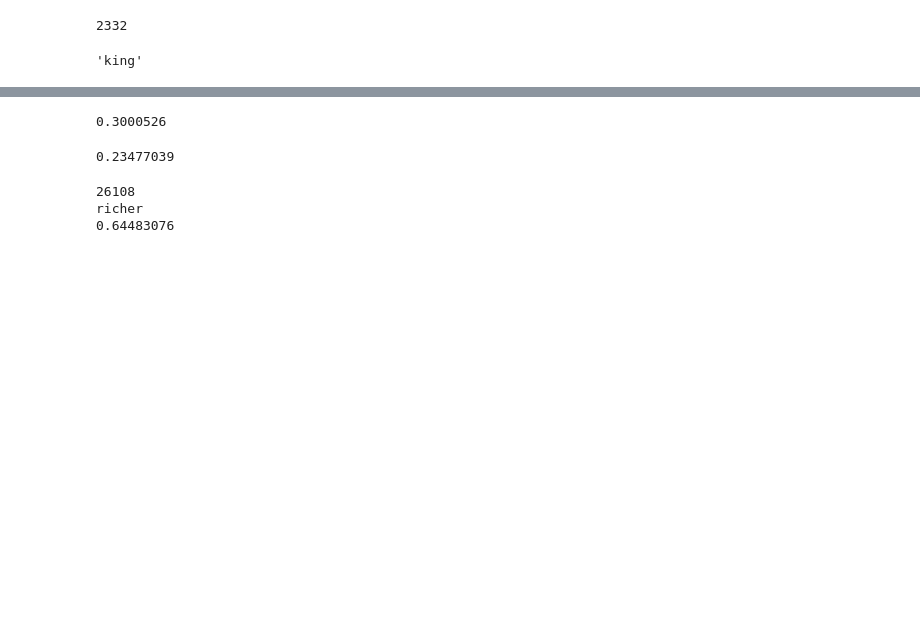
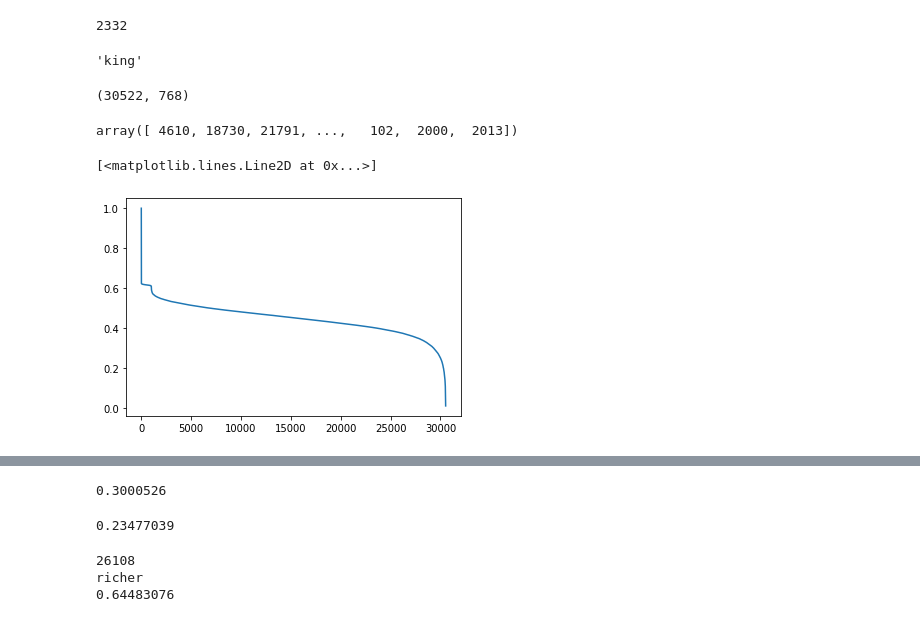
Before and after one commit to amaeda1967/Training, a Jupyter notebook: BERT_trial.ipynb, the cells around one changed output, grey strips where cells are left out. Drawn from its saved outputs; the diff is of its cells as text; code cells hidden in the pictures; blank space fills up the shorter version.

```diff
--- a/BERT_trial.ipynb
+++ b/BERT_trial.ipynb
@@ -73,0 +73,13 @@ def cosin_sim(x, y):
+# %%
+veclist.shape
+# %% [output]
+(30522, 768)
+# %%
+closestwords
+# %% [output]
+array([ 4610, 18730, 21791, ...,   102,  2000,  2013])
+# %%
+plt.plot(np.sort(simlist)[::-1])
+# %% [output]
+[<matplotlib.lines.Line2D at 0x...>]
+[figure, added]
```
Also changed, not shown: parts of 24 cells of this notebook.
